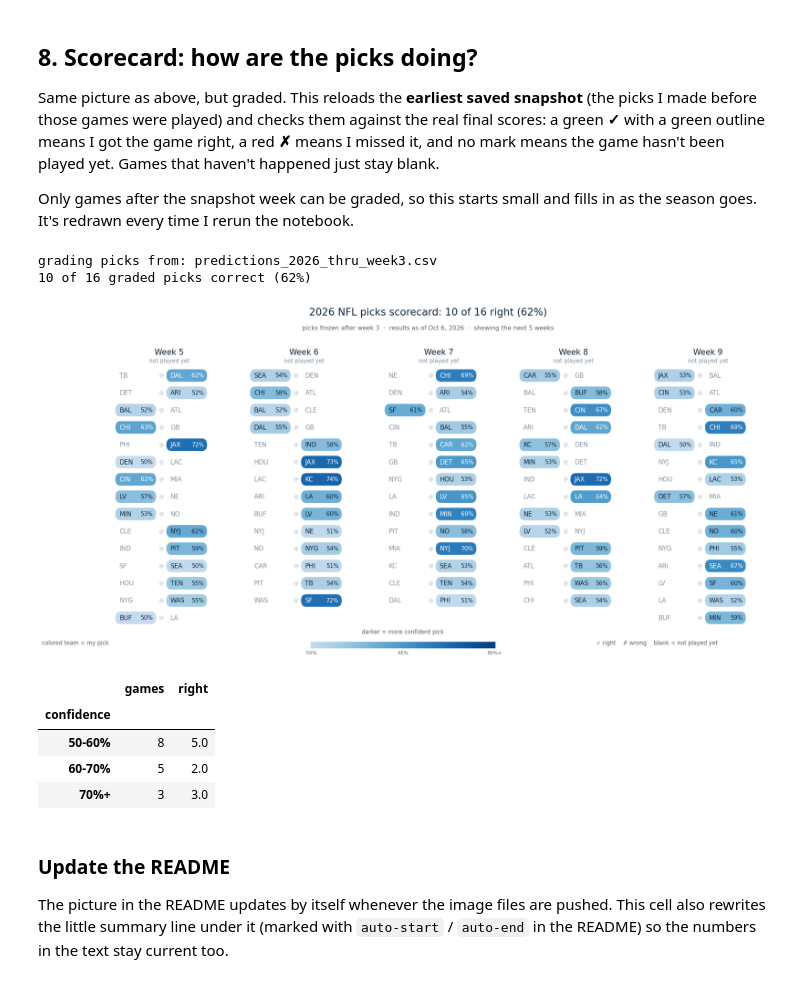
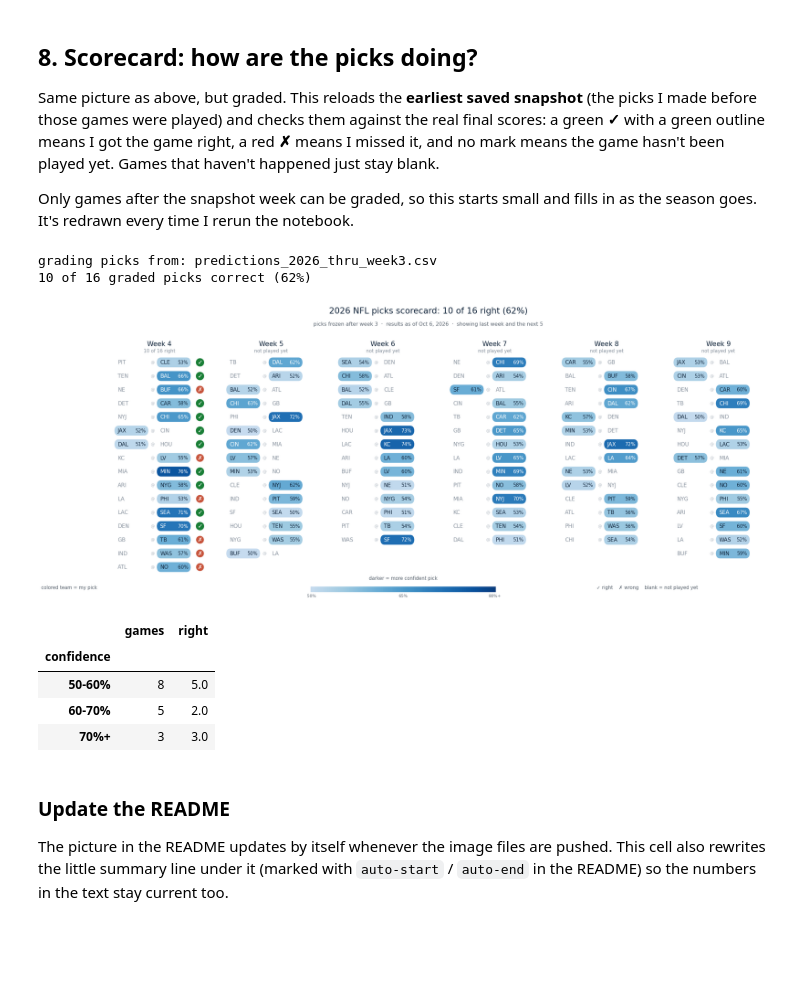
Before and after one commit to raghavv-711/nfl-pythagorean-expectation, a Jupyter notebook: NFL Pythagorean Expectation.ipynb, the cells around one changed output. Saved outputs shown, nothing was run; the diff lists cells and outputs as text; code cells hidden in the pictures; blank space fills up the shorter version.

Commit message:
Show last week's results on the scorecard

```diff
--- a/NFL Pythagorean Expectation.ipynb
+++ b/NFL Pythagorean Expectation.ipynb
@@ -427,9 +427,10 @@ print(f"{hits} of {n} graded picks correct" + (f" ({hits / n:.0%})" if n else ""
 from matplotlib.patches import FancyBboxPatch
 
 def draw_scorecard(sc, title, subtitle, n_weeks=5):
-    # only the current week plus the next few, so it isn't too much at once
+    # the most recent graded week, then the current week plus the next few, so it isn't too much at once
     open_weeks = sorted(sc[sc.correct.isna()].week.unique())
-    weeks = open_weeks[:n_weeks]
+    done_weeks = sorted(set(sc[sc.correct.notna()].week.unique()) - set(open_weeks))
+    weeks = done_weeks[-1:] + open_weeks[:n_weeks]
     fig, axes = plt.subplots(1, len(weeks), figsize=(4.4 * len(weeks), 9.6))
     axes = np.atleast_1d(axes)
     max_rows = sc[sc.week.isin(weeks)].groupby("week").size().max()      # same row height in every panel
@@ -460,35 +461,35 @@ def draw_scorecard(sc, title, subtitle, n_weeks=5):
         ax.axis("off")
         gr = g[g.correct.notna()]
         ax.text(0.55, 1.35, f"Week {wk}", ha="center", va="center", fontsize=15, color="#10243a")
         ax.text(0.55, 0.85, f"{int(gr.correct.sum())} of {len(gr)} right" if len(gr) else "not played yet",
                 ha="center", va="center", fontsize=10.5, color="#8a94a0")
 
     fig.suptitle(title, fontsize=19, y=0.985, color="#10243a")
     fig.text(0.5, 0.925, subtitle, ha="center", fontsize=11.5, color="#5b6570")
     # legend: darker = more confident, plus what the marks mean
     lax = fig.add_axes([0.36, 0.055, 0.22, 0.018])
     lax.imshow(np.linspace(0.25, 0.95, 100)[None, :], cmap=cmap, vmin=0, vmax=1, aspect="auto")
     lax.set_yticks([]); lax.set_xticks([0, 49.5, 99]); lax.set_xticklabels(["50%", "65%", "80%+"], fontsize=9, color="#5b6570")
     for sp in lax.spines.values(): sp.set_visible(False)
     lax.tick_params(length=0)
     fig.text(0.47, 0.095, "darker = more confident pick", ha="center", fontsize=10.5, color="#5b6570")
     fig.text(0.70, 0.065, "✓ right    ✗ wrong    blank = not played yet", ha="left", fontsize=10.5, color="#5b6570")
     fig.text(0.04, 0.065, "colored team = my pick", ha="left", fontsize=10.5, color="#5b6570")
     return fig
 
 fig = draw_scorecard(sc, f"{season} NFL picks scorecard: {hits} of {n} right" + (f" ({hits / n:.0%})" if n else ""),
-                     f"picks frozen after week {snap_week}  ·  results as of {today}  ·  showing the next 5 weeks")
+                     f"picks frozen after week {snap_week}  ·  results as of {today}  ·  showing last week and the next 5")
 fig.savefig(f"scorecard_{season}.png", dpi=110, bbox_inches="tight", facecolor="white")
 plt.show()
 
 # does confidence mean anything? (more useful once there are more games)
 if n:
     graded = graded.assign(confidence=pd.cut(graded.pick_prob, [0.5, 0.6, 0.7, 1.0], labels=["50-60%", "60-70%", "70%+"], include_lowest=True))
     display(graded.groupby("confidence", observed=True).agg(games=("correct", "size"), right=("correct", "sum")))
 # %% [output]
 grading picks from: predictions_2026_thru_week3.csv
 10 of 16 graded picks correct (62%)
-[figure, old version]
+[figure, new version]
 |  | games | right |
 | confidence |  |  |
 | 50-60% | 8 | 5.0 |
```
Also changed, not shown: 2 other files.
